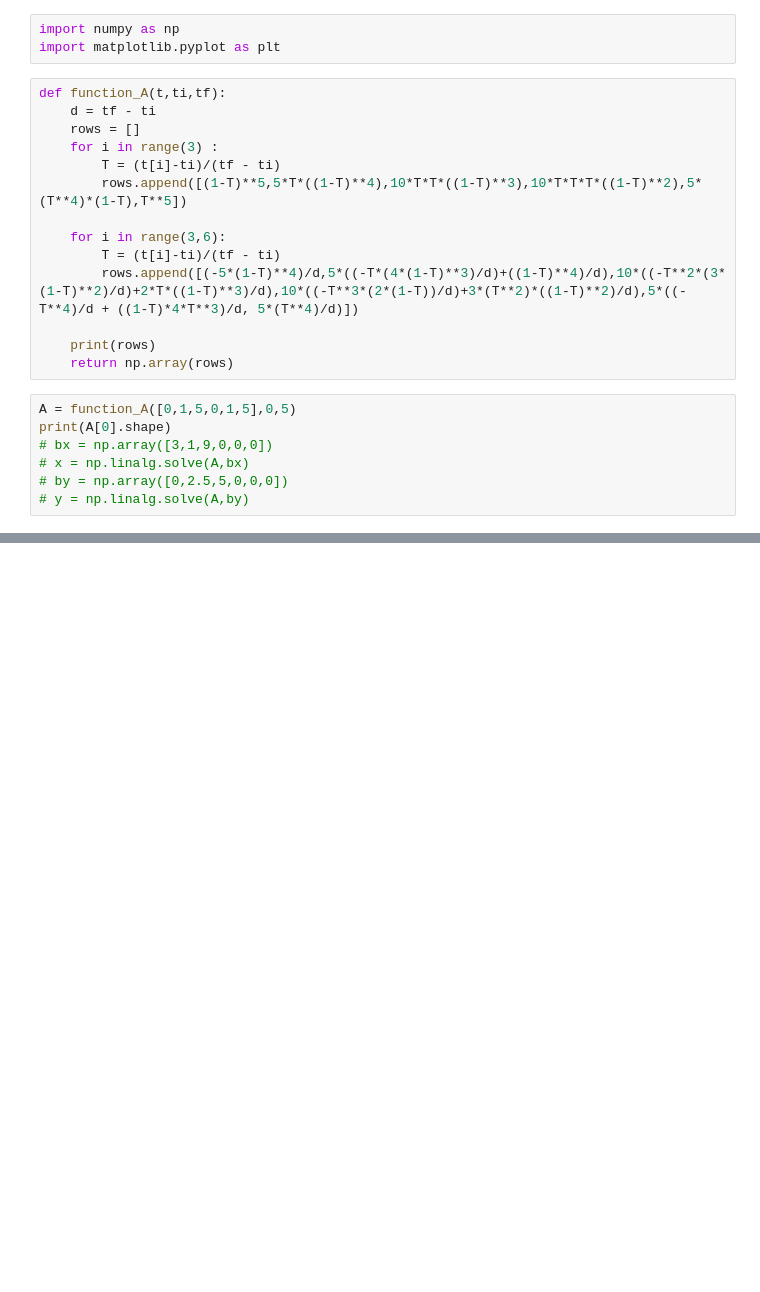
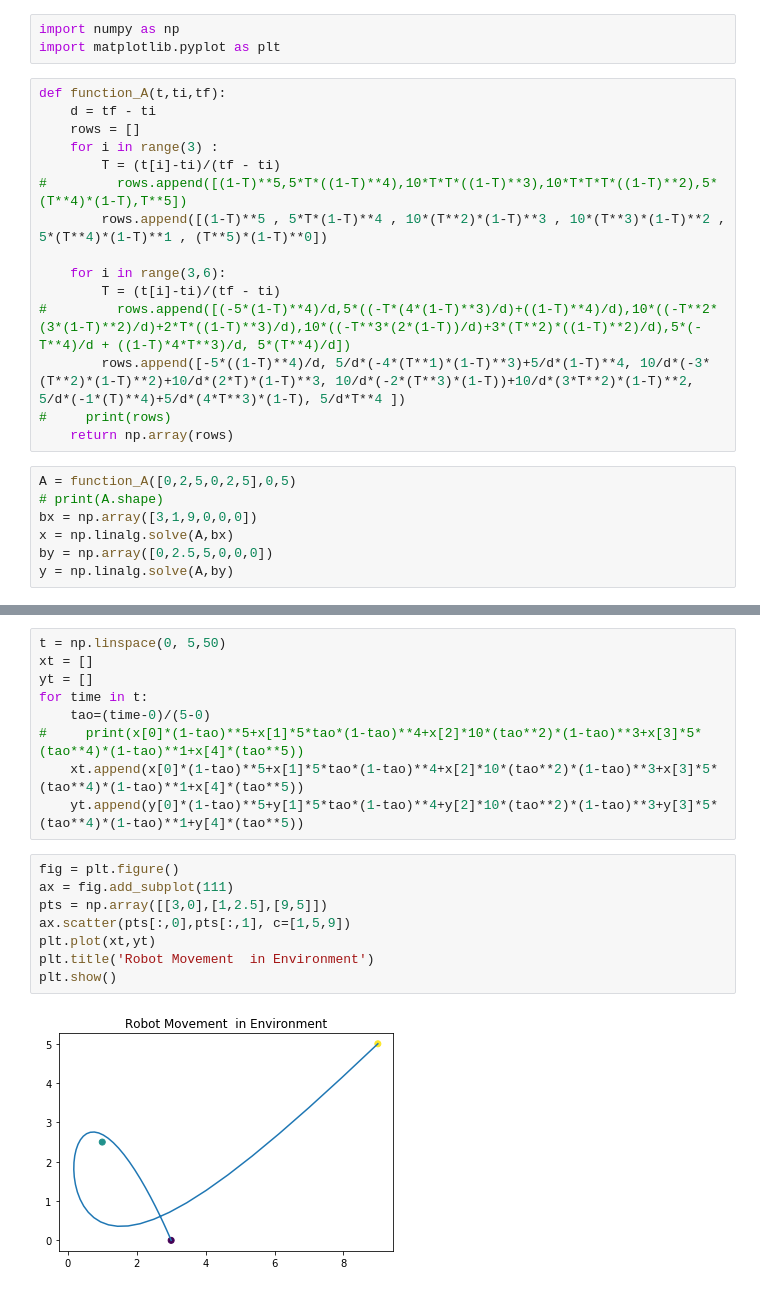
Before and after one commit to AnirudhaRamesh/Trajectory-Planning-Using-Polynomial-Functions, a Jupyter notebook: b.ipynb, the cells around one changed output, grey strips where cells are left out. Saved outputs shown, nothing was run; the diff lists cells and outputs as text; blank space fills up the shorter version.

```diff
--- a/b.ipynb
+++ b/b.ipynb
@@ -7,18 +7,19 @@ def function_A(t,ti,tf):
     rows = []
     for i in range(3) :
         T = (t[i]-ti)/(tf - ti)
-        rows.append([(1-T)**5,5*T*((1-T)**4),10*T*T*((1-T)**3),10*T*T*T*((1-T)**2),5*(T**4)*(1-T),T**5])
+#         rows.append([(1-T)**5,5*T*((1-T)**4),10*T*T*((1-T)**3),10*T*T*T*((1-T)**2),5*(T**4)*(1-T),T**5])
+        rows.append([(1-T)**5 , 5*T*(1-T)**4 , 10*(T**2)*(1-T)**3 , 10*(T**3)*(1-T)**2 , 5*(T**4)*(1-T)**1 , (T**5)*(1-T)**0])
 
     for i in range(3,6):
         T = (t[i]-ti)/(tf - ti)
-        rows.append([(-5*(1-T)**4)/d,5*((-T*(4*(1-T)**3)/d)+((1-T)**4)/d),10*((-T**2*(3*(1-T)**2)/d)+2*T*((1-T)**3)/d),10*((-T**3*(2*(1-T))/d)+3*(T**2)*((1-T)**2)/d),5*((-T**4)/d + ((1-T)*4*T**3)/d, 5*(T**4)/d)])
-
-    print(rows)
+#         rows.append([(-5*(1-T)**4)/d,5*((-T*(4*(1-T)**3)/d)+((1-T)**4)/d),10*((-T**2*(3*(1-T)**2)/d)+2*T*((1-T)**3)/d),10*((-T**3*(2*(1-T))/d)+3*(T**2)*((1-T)**2)/d),5*(-T**4)/d + ((1-T)*4*T**3)/d, 5*(T**4)/d])
+        rows.append([-5*((1-T)**4)/d, 5/d*(-4*(T**1)*(1-T)**3)+5/d*(1-T)**4, 10/d*(-3*(T**2)*(1-T)**2)+10/d*(2*T)*(1-T)**3, 10/d*(-2*(T**3)*(1-T))+10/d*(3*T**2)*(1-T)**2, 5/d*(-1*(T)**4)+5/d*(4*T**3)*(1-T), 5/d*T**4 ])
+#     print(rows)
     return np.array(rows)
 # %%
-A = function_A([0,1,5,0,1,5],0,5)
-print(A[0].shape)
-# bx = np.array([3,1,9,0,0,0])
-# x = np.linalg.solve(A,bx)
-# by = np.array([0,2.5,5,0,0,0])
-# y = np.linalg.solve(A,by)
+A = function_A([0,2,5,0,2,5],0,5)
+# print(A.shape)
+bx = np.array([3,1,9,0,0,0])
+x = np.linalg.solve(A,bx)
+by = np.array([0,2.5,5,0,0,0])
+y = np.linalg.solve(A,by)
@@ -27,0 +30,19 @@ AttributeError: 'list' object has no attribute 'shape'
+# %%
+t = np.linspace(0, 5,50)
+xt = []
+yt = []
+for time in t:
+    tao=(time-0)/(5-0)
+#     print(x[0]*(1-tao)**5+x[1]*5*tao*(1-tao)**4+x[2]*10*(tao**2)*(1-tao)**3+x[3]*5*(tao**4)*(1-tao)**1+x[4]*(tao**5))
+    xt.append(x[0]*(1-tao)**5+x[1]*5*tao*(1-tao)**4+x[2]*10*(tao**2)*(1-tao)**3+x[3]*5*(tao**4)*(1-tao)**1+x[4]*(tao**5))
+    yt.append(y[0]*(1-tao)**5+y[1]*5*tao*(1-tao)**4+y[2]*10*(tao**2)*(1-tao)**3+y[3]*5*(tao**4)*(1-tao)**1+y[4]*(tao**5))
+# %%
+fig = plt.figure()
+ax = fig.add_subplot(111)
+pts = np.array([[3,0],[1,2.5],[9,5]])
+ax.scatter(pts[:,0],pts[:,1], c=[1,5,9])
+plt.plot(xt,yt)
+plt.title('Robot Movement  in Environment')
+plt.show()
+# %% [output]
+[figure, added]
```
Also changed, not shown: parts of 5 cells of this notebook.
